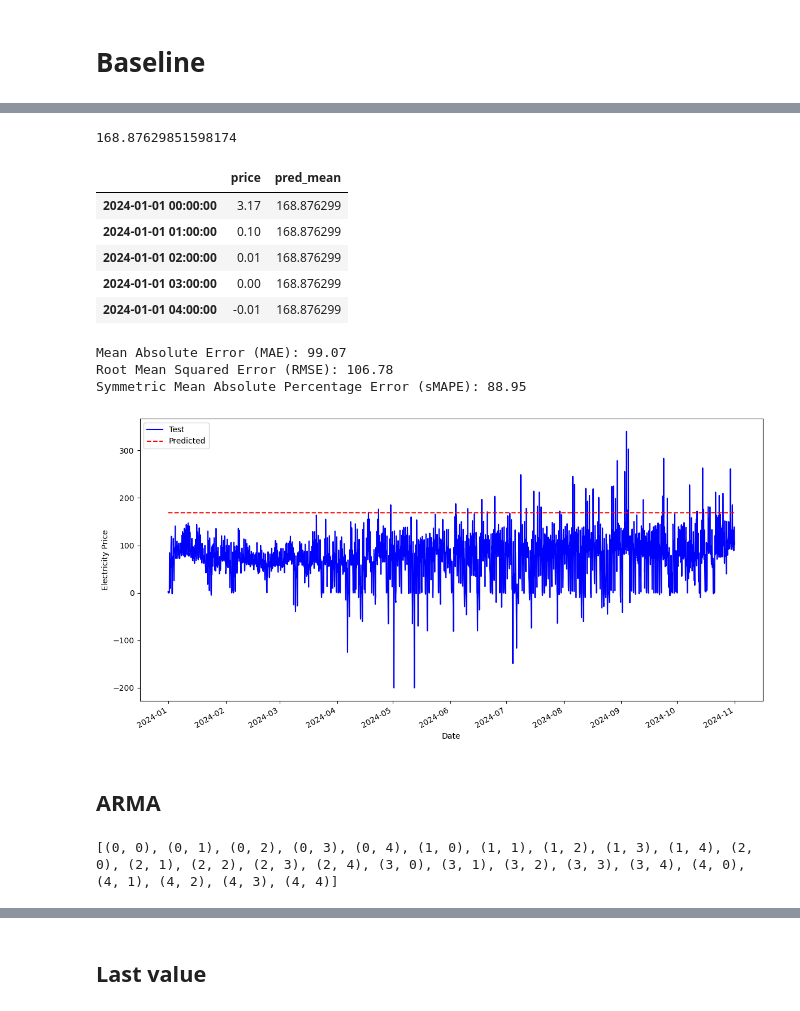
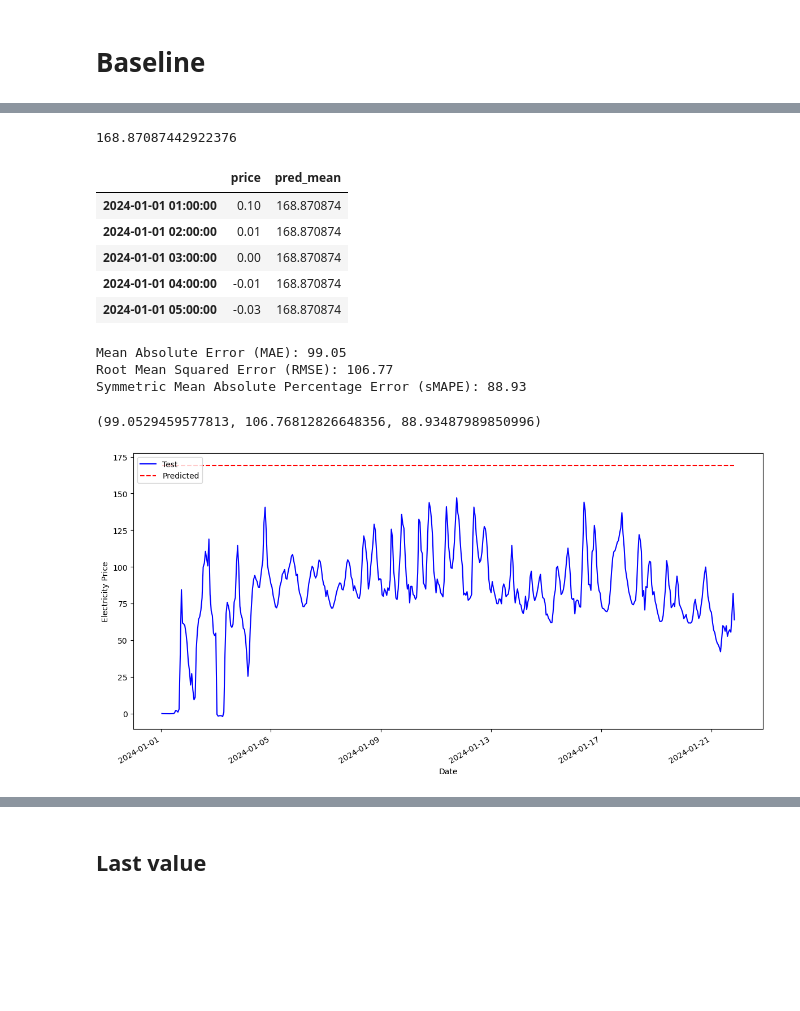
Before and after one commit to Celqaz/dutch_electricity_price_prediction, a Jupyter notebook: notebooks/model_baseline.ipynb, the cells around one changed output, grey strips where cells are left out. Saved outputs shown, nothing was run; the diff lists cells and outputs as text; code cells hidden in the pictures; blank space fills up the shorter version.

```diff
--- a/notebooks/model_baseline.ipynb
+++ b/notebooks/model_baseline.ipynb
@@ -41,0 +26,2 @@ plot_acf_pacf(df['price'])
+# %%
+df_ori = load_data('df_actual_22_24_cleaned')
@@ -42,36 +47,29 @@ plot_acf_pacf(df['price'])
+# %%
+train_df = df_ori.loc['2022-01-01 01:00:00': '2024-01-01 00:00:00', ['price']]
+test_df = df_ori.loc['2024-01-01 01:00:00': '2024-11-01 01:00:00', ['price']]
 # %%
 historical_mean = np.mean(train_df['price'])
 historical_mean
 # %% [output]
-168.87629851598174
+168.87087442922376
 # %%
-test.loc[:,'pred_mean'] = historical_mean
-test.head()
+test_df.loc[:,'pred_mean'] = historical_mean
+test_df.head()
 # %% [output]
 |  | price | pred_mean |
-| 2024-01-01 00:00:00 | 3.17 | 168.876299 |
-| 2024-01-01 01:00:00 | 0.10 | 168.876299 |
-| 2024-01-01 02:00:00 | 0.01 | 168.876299 |
-| 2024-01-01 03:00:00 | 0.00 | 168.876299 |
-| 2024-01-01 04:00:00 | -0.01 | 168.876299 |
+| 2024-01-01 01:00:00 | 0.10 | 168.870874 |
+| 2024-01-01 02:00:00 | 0.01 | 168.870874 |
+| 2024-01-01 03:00:00 | 0.00 | 168.870874 |
+| 2024-01-01 04:00:00 | -0.01 | 168.870874 |
+| 2024-01-01 05:00:00 | -0.03 | 168.870874 |
 # %%
-eva_s(test['price'], test['pred_mean'])
+eva_s(test_df['price'], test_df['pred_mean'])
 # %% [output]
-Mean Absolute Error (MAE): 99.07
-Root Mean Squared Error (RMSE): 106.78
-Symmetric Mean Absolute Percentage Error (sMAPE): 88.95
+Mean Absolute Error (MAE): 99.05
+Root Mean Squared Error (RMSE): 106.77
+Symmetric Mean Absolute Percentage Error (sMAPE): 88.93
+(99.0529459577813, 106.76812826648356, 88.93487989850996)
 # %%
-compare_preds(test['price'], test['pred_mean'])
+compare_preds(test_df['price'][:500], test_df['pred_mean'][:500])
 # %% [output]
-[figure, old version]
+[figure, new version]
-# %% [markdown]
-## ARMA
-# %%
-from itertools import product
-ps = range(0, 5, 1)
-qs = range(0, 5, 1)
-
-order_list = list(product(ps, qs))
-print(order_list)
-# %% [output]
-[(0, 0), (0, 1), (0, 2), (0, 3), (0, 4), (1, 0), (1, 1), (1, 2), (1, 3), (1, 4), (2, 0), (2, 1), (2, 2), (2, 3), (2, 4), (3, 0), (3, 1), (3, 2), (3, 3), (3, 4), (4, 0), (4, 1), (4, 2), (4, 3), (4, 4)]
```
Also changed, not shown: parts of 44 cells of this notebook, 40 other files.
